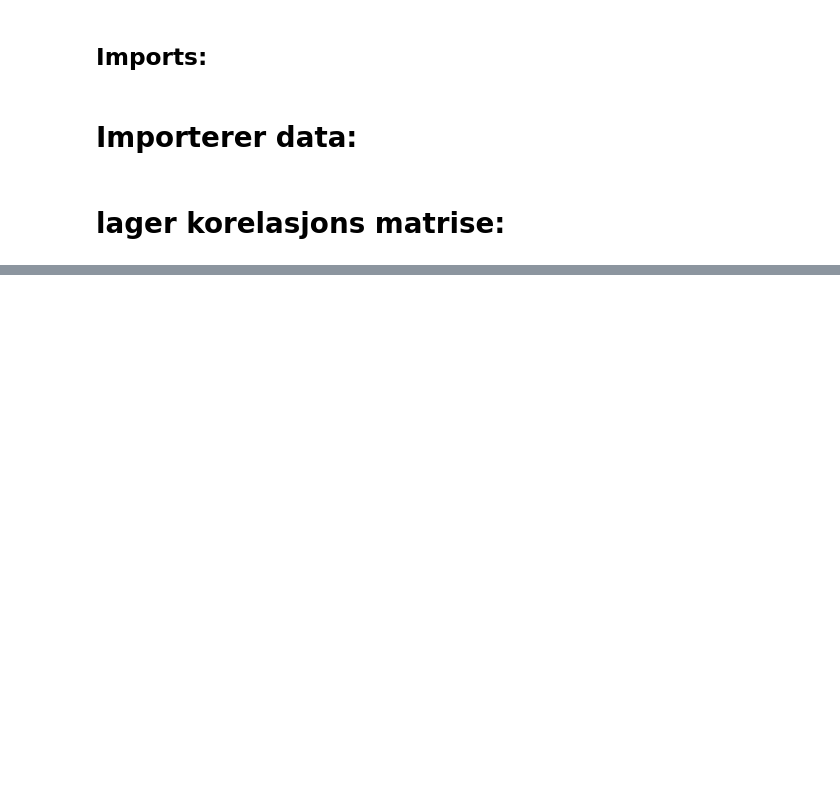
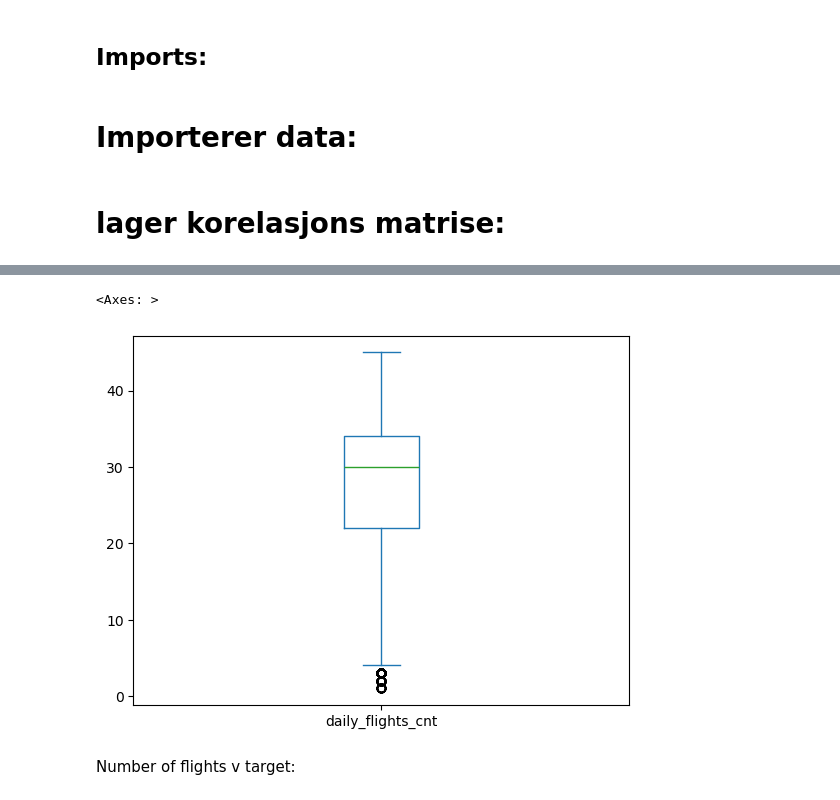
Before and after one commit to JakobBerg-Projects/avinor-ai, a Jupyter notebook: notebooks/02-eda-tobias.ipynb, the cells around one changed output, grey strips where cells are left out. Saved outputs shown, nothing was run; the diff lists cells and outputs as text; code cells hidden in the pictures; blank space fills up the shorter version.

```diff
--- a/notebooks/02-eda-tobias.ipynb
+++ b/notebooks/02-eda-tobias.ipynb
@@ -39,0 +48,7 @@ fig.show()
+# %%
+df["daily_flights_cnt"].plot.box()
+# %% [output]
+<Axes: >
+[figure, added]
+# %% [markdown]
+Number of flights v target:
```
Also changed, not shown: parts of 4 cells of this notebook, 2 other files.
